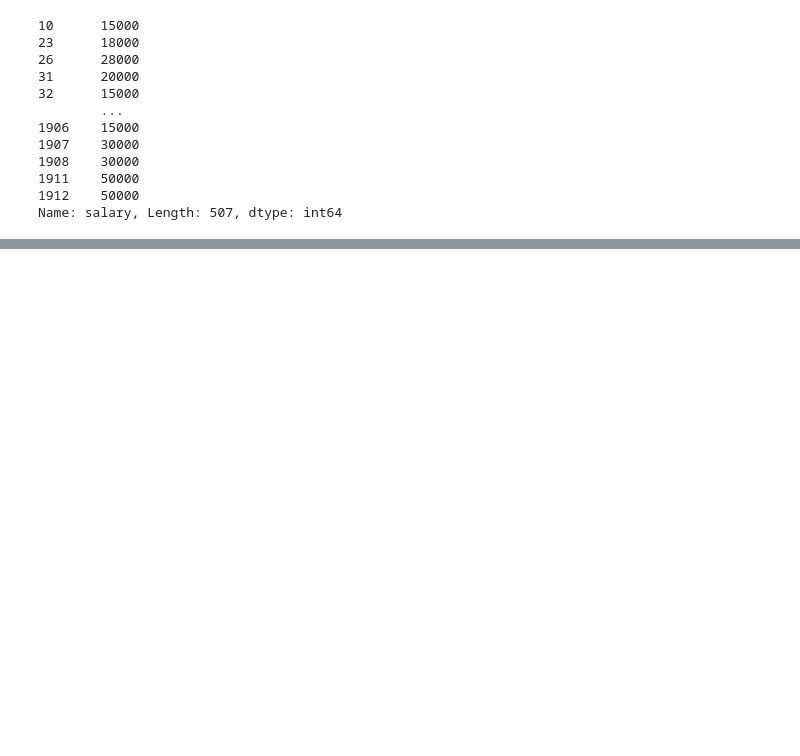
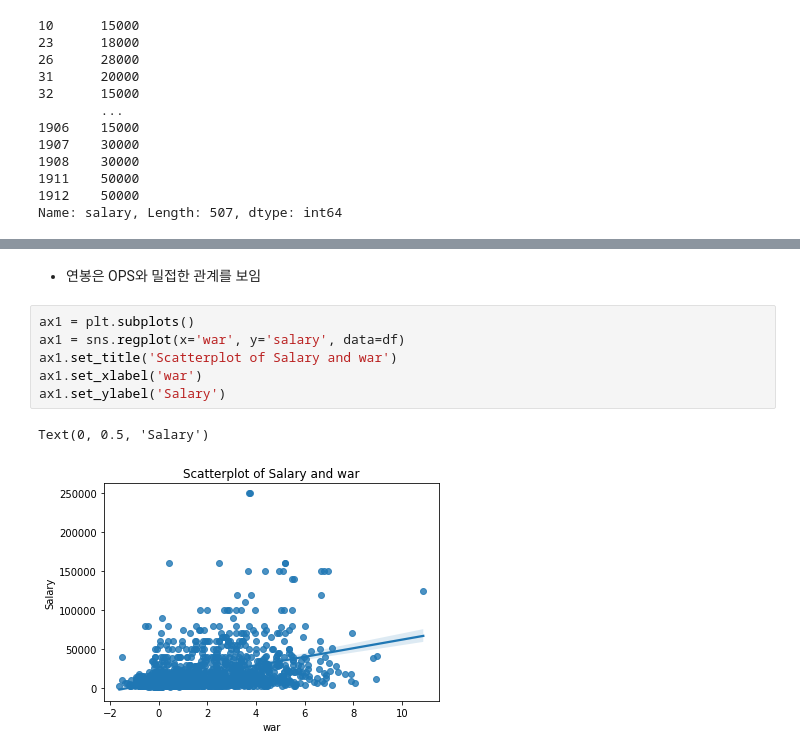
Before and after one commit to kkalkkkal/Datathon_KBO, a Jupyter notebook: KBO_hspark.ipynb, the cells around one changed output, grey strips where cells are left out. Drawn from its saved outputs; the diff is of its cells as text; blank space fills up the shorter version.

```diff
--- a/KBO_hspark.ipynb
+++ b/KBO_hspark.ipynb
@@ -195,0 +257,11 @@ Name: salary, Length: 507, dtype: int64
+# %% [markdown]
+- 연봉은 OPS와 밀접한 관계를 보임
+# %%
+ax1 = plt.subplots()
+ax1 = sns.regplot(x='war', y='salary', data=df)
+ax1.set_title('Scatterplot of Salary and war')
+ax1.set_xlabel('war')
+ax1.set_ylabel('Salary')
+# %% [output]
+Text(0, 0.5, 'Salary')
+[figure, added]
```
Also changed, not shown: parts of 14 cells of this notebook.
